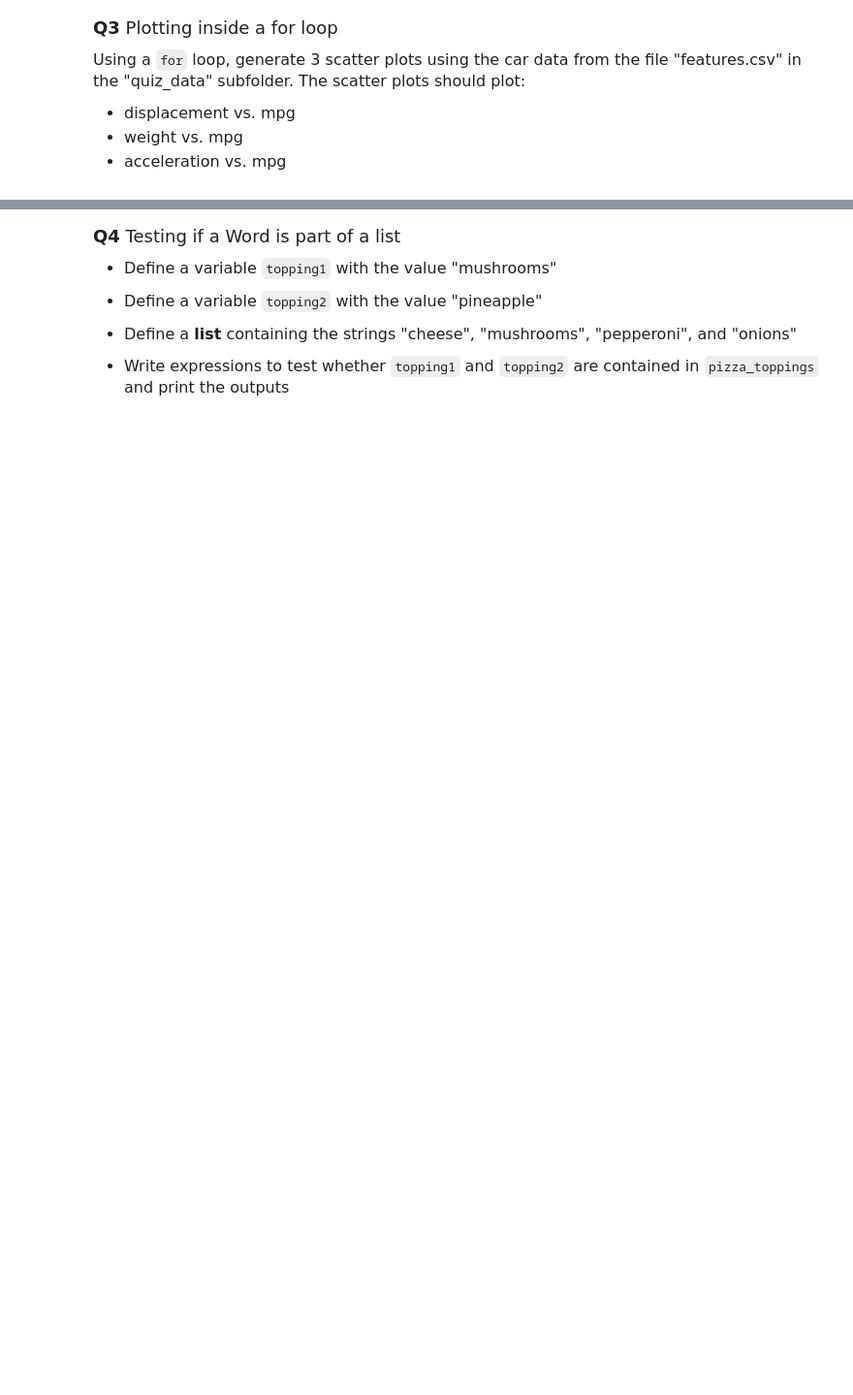
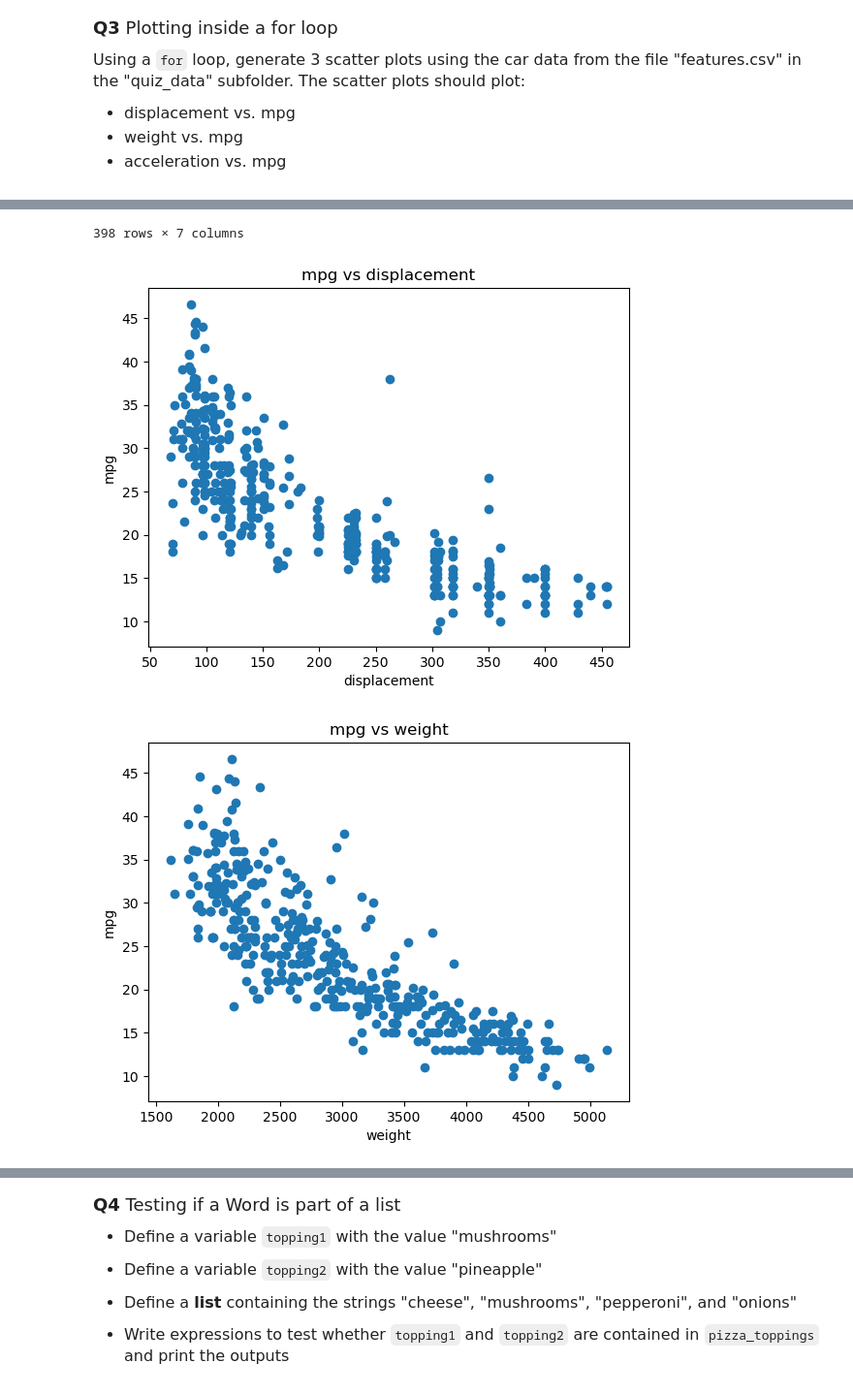
Before and after one commit to CusterLiu/datasci151spring2026, a Jupyter notebook: _quizzes/practice_quiz/practice_quiz.ipynb, the cells around one changed output, grey strips where cells are left out. Shown at 97% size. Saved outputs shown, nothing was run; the diff lists cells and outputs as text; code cells hidden in the pictures; blank space fills up the shorter version.

Commit message:
practice quiz

```diff
--- a/_quizzes/practice_quiz/practice_quiz.ipynb
+++ b/_quizzes/practice_quiz/practice_quiz.ipynb
@@ -103,3 +116,18 @@ Using a `for` loop, generate 3 scatter plots using the car data from the file "f
 - acceleration vs. mpg
 # %%
 # your code here
+features = pd.read_csv(r"C:\Users\custe\Downloads\GitHub\datasci151spring2026\_quizzes\practice_quiz\quiz_data\features.csv")
+display(features)
+
+features_list = ["displacement","weight", "acceleration"]
+y = features["mpg"]
+
+
+for i in features_list:
+    x = features[i]
+    plt.scatter(x,y)
+    plt.xlabel(i)
+    plt.ylabel("mpg")
+    plt.title(f"mpg vs {i}")
+    plt.show()
+# %% [output]
@@ -105,0 +146,3 @@ Using a `for` loop, generate 3 scatter plots using the car data from the file "f
+398 rows × 7 columns
+[figure, added]
+[figure, added]
```
Also changed, not shown: parts of 7 cells of this notebook, 1 other file.
